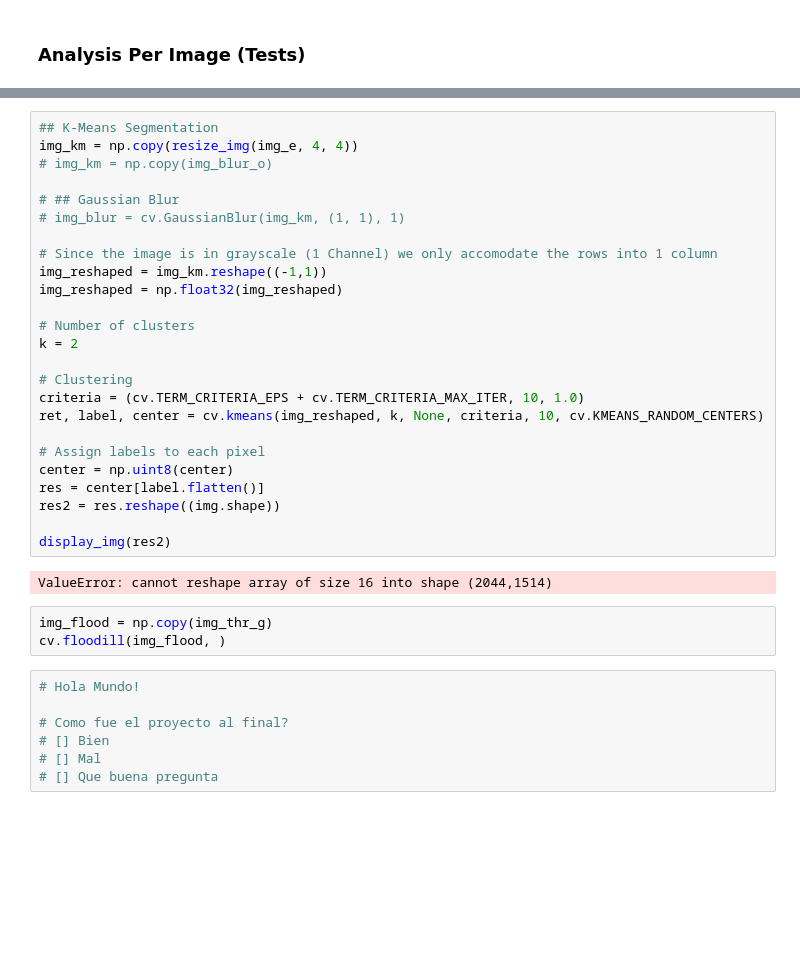
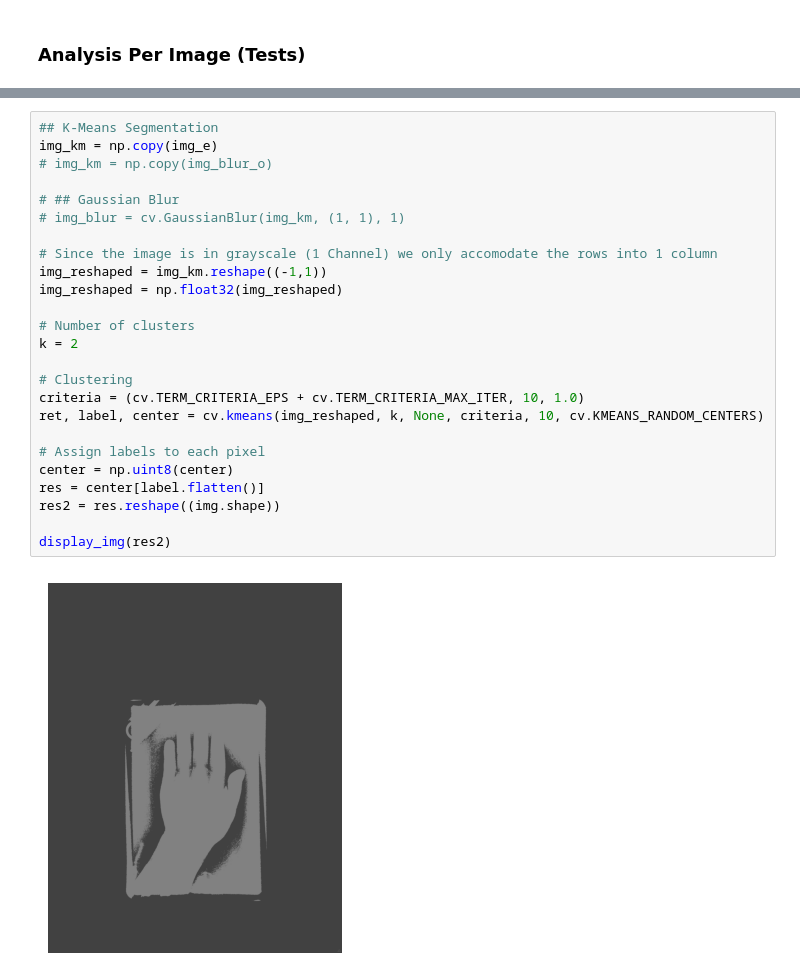
Before and after one commit to andresespinalh/Bone-Age-Assessment-HDA, a Jupyter notebook: bone-age-assessment-analysis.ipynb, the cells around one changed output, grey strips where cells are left out. Saved outputs shown, nothing was run; the diff lists cells and outputs as text; blank space fills up the shorter version.

```diff
--- a/bone-age-assessment-analysis.ipynb
+++ b/bone-age-assessment-analysis.ipynb
@@ -284,37 +342,27 @@ Image Analyzed: 1702
 # %%
 ## K-Means Segmentation
-img_km = np.copy(resize_img(img_e, 4, 4))
+img_km = np.copy(img_e)
 # img_km = np.copy(img_blur_o)
 
 # ## Gaussian Blur
 # img_blur = cv.GaussianBlur(img_km, (1, 1), 1)
 
 # Since the image is in grayscale (1 Channel) we only accomodate the rows into 1 column
 img_reshaped = img_km.reshape((-1,1))
 img_reshaped = np.float32(img_reshaped)
 
 # Number of clusters
 k = 2
 
 # Clustering
 criteria = (cv.TERM_CRITERIA_EPS + cv.TERM_CRITERIA_MAX_ITER, 10, 1.0)
 ret, label, center = cv.kmeans(img_reshaped, k, None, criteria, 10, cv.KMEANS_RANDOM_CENTERS)
 
 # Assign labels to each pixel
 center = np.uint8(center)
 res = center[label.flatten()]
 res2 = res.reshape((img.shape))
 
 display_img(res2)
 # %% [output]
-ValueError: cannot reshape array of size 16 into shape (2044,1514)
+[figure, added]
-# %%
-img_flood = np.copy(img_thr_g)
-cv.floodill(img_flood, )
-# %%
-# Hola Mundo!
-
-# Como fue el proyecto al final?
-# [] Bien
-# [] Mal
-# [] Que buena pregunta
```
Also changed, not shown: parts of 9 cells of this notebook.
